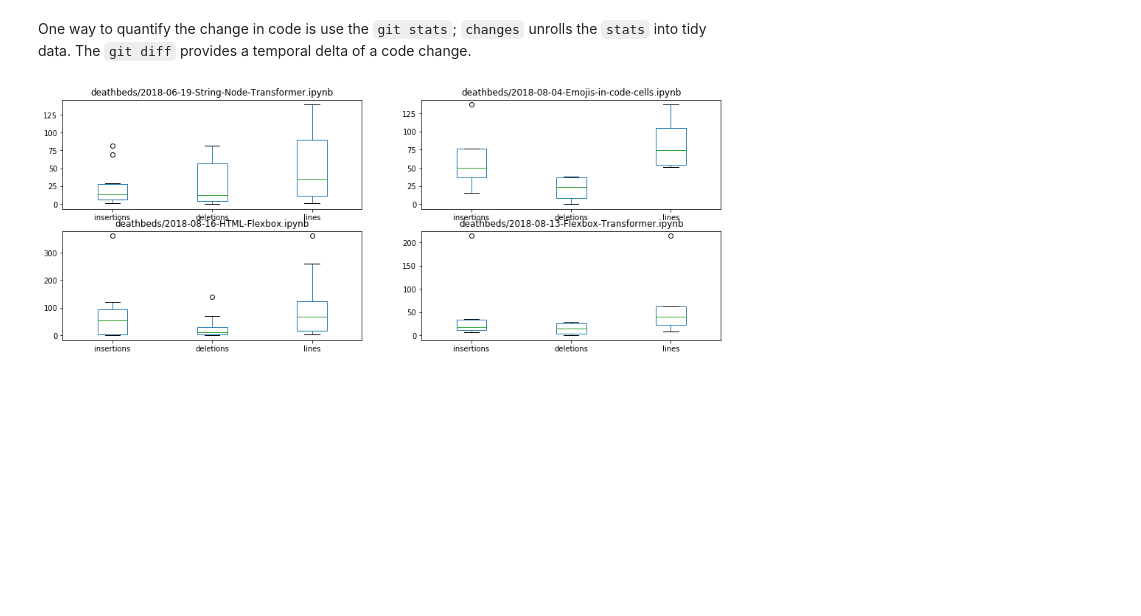
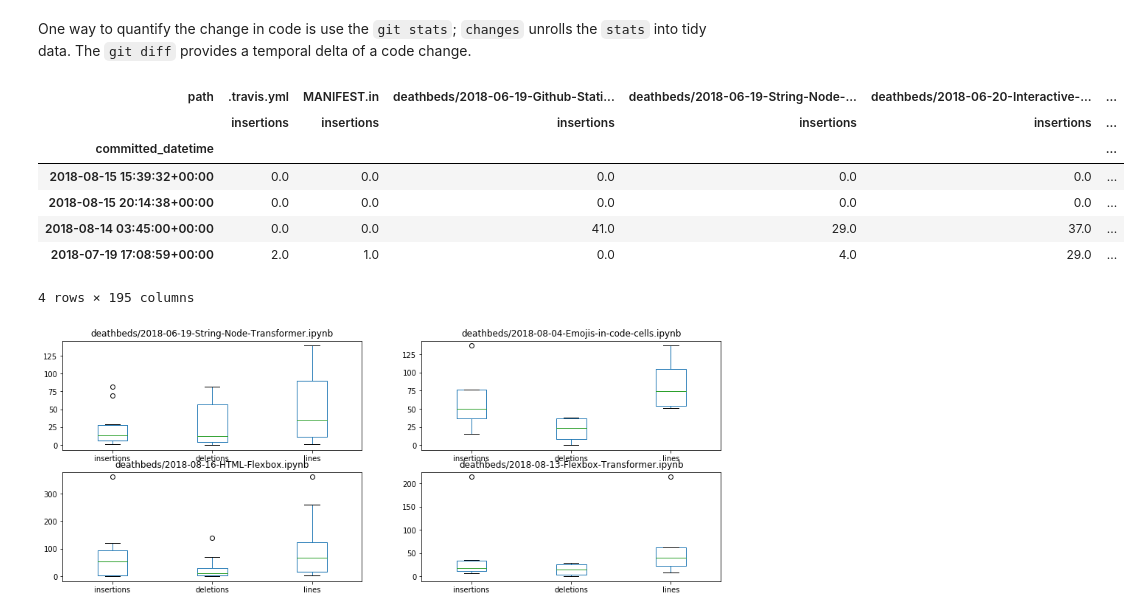
Before and after one commit to deathbeds/deathbeds.github.io, a Jupyter notebook: deathbeds/2018-08-29-Coincident-notebooks.ipynb, the cells around one changed output. Saved outputs shown, nothing was run; the diff lists cells and outputs as text; code cells hidden in the pictures; blank space fills up the shorter version.

Commit message:
add table of the changes

```diff
--- a/deathbeds/2018-08-29-Coincident-notebooks.ipynb
+++ b/deathbeds/2018-08-29-Coincident-notebooks.ipynb
@@ -37,3 +36,14 @@ changes = df.stats.drop_duplicates().apply(
+# %%
+changes.sample(4).fillna(0)
+# %% [output]
+| path | .travis.yml | MANIFEST.in | deathbeds/2018-06-19-Github-Stati... | deathbeds/2018-06-19-String-Node-... | deathbeds/2018-06-20-Interactive-... | ... |
+|  | insertions | insertions | insertions | insertions | insertions | ... |
+| committed_datetime |  |  |  |  |  | ... |
+| 2018-08-15 15:39:32+00:00 | 0.0 | 0.0 | 0.0 | 0.0 | 0.0 | ... |
+| 2018-08-15 20:14:38+00:00 | 0.0 | 0.0 | 0.0 | 0.0 | 0.0 | ... |
+| 2018-08-14 03:45:00+00:00 | 0.0 | 0.0 | 41.0 | 29.0 | 37.0 | ... |
+| 2018-07-19 17:08:59+00:00 | 2.0 | 1.0 | 0.0 | 4.0 | 29.0 | ... |
+4 rows × 195 columns
 # %%
 paths = df.path.drop_duplicates()
 for i, path in enumerate(paths): changes[path].plot.box(
```
Also changed, not shown: parts of 2 cells of this notebook.
